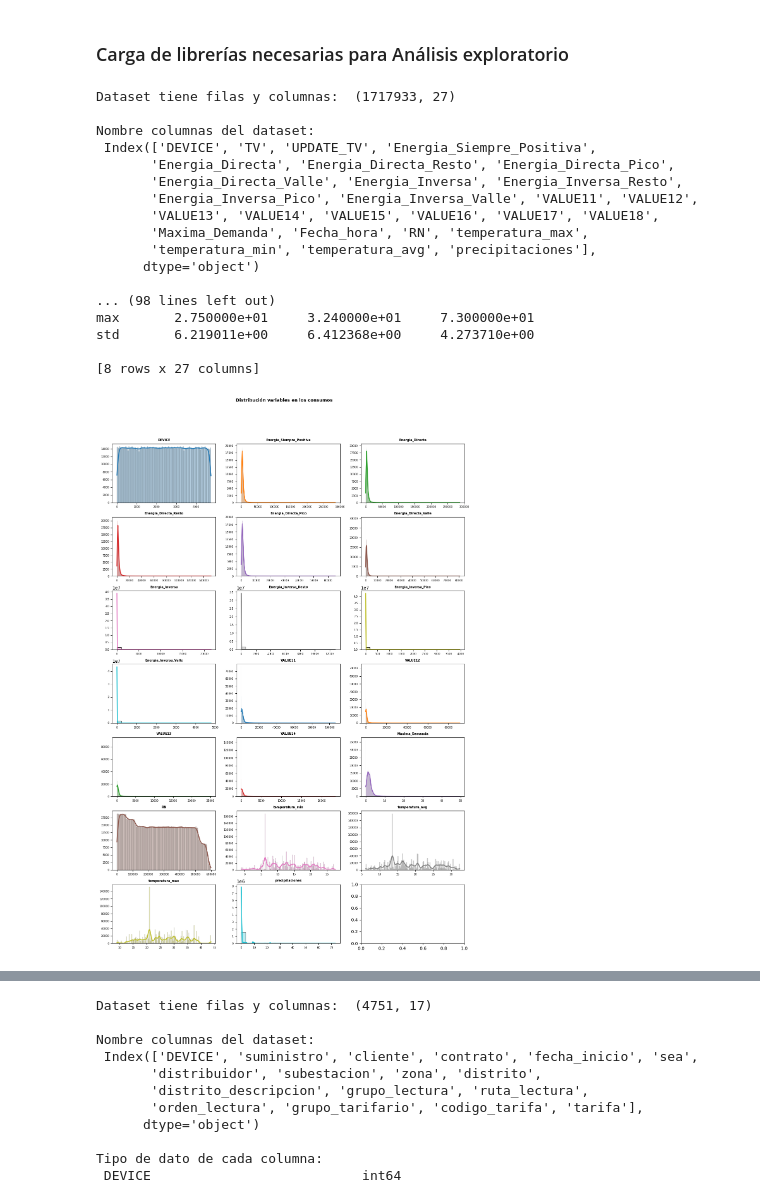
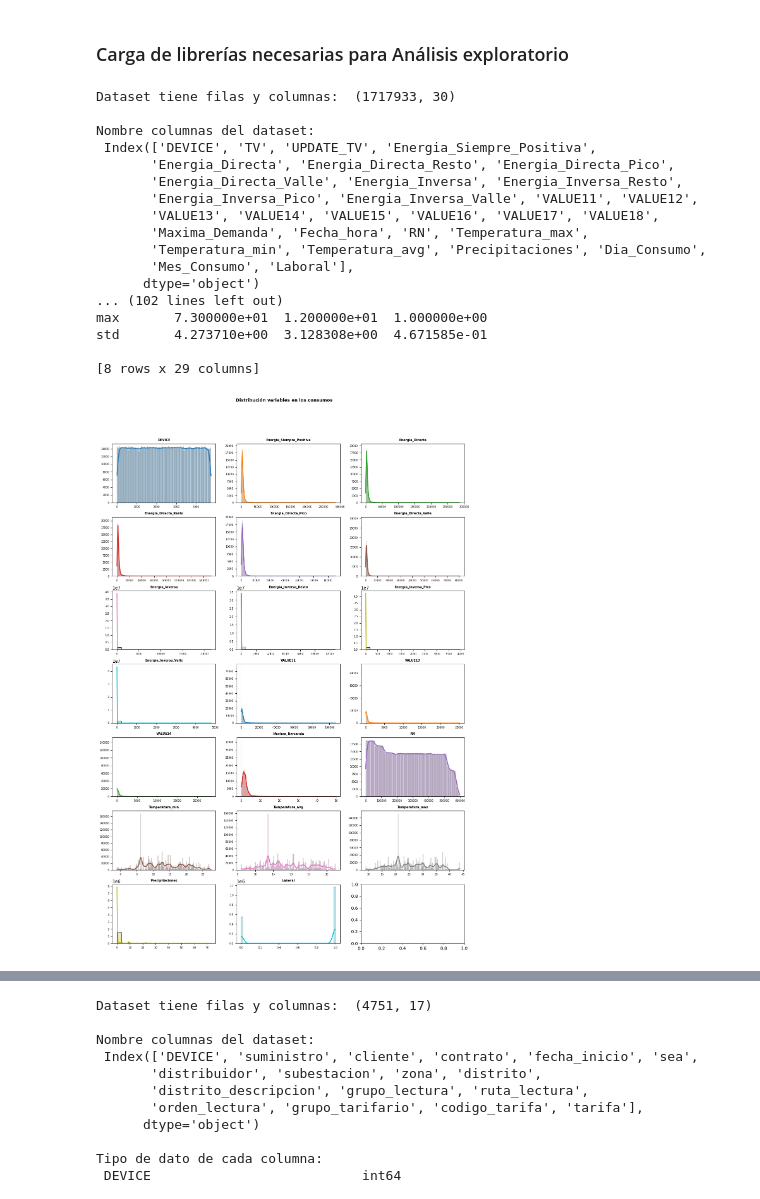
Before and after one commit to pasollipaula/DiplodatosMentoria, a Jupyter notebook: carga_datasets.ipynb, the cells around one changed output, grey strips where cells are left out. Saved outputs shown, nothing was run; the diff lists cells and outputs as text; code cells hidden in the pictures.

Commit message:
Se agregan nuevas variables: Dia_Consumo, Mes_Consumo y Laboral

```diff
--- a/carga_datasets.ipynb
+++ b/carga_datasets.ipynb
@@ -292,10 +293,10 @@ def process_data(data, var_name):
     return melted_data
 
 # Procesamos cada dataset del Observatorio y los combinamos
-observatorio = process_data(temperatura_max, 'temperatura_max')
-observatorio = observatorio.merge(process_data(temperatura_min, 'temperatura_min'), how='left', on='Fecha')
-observatorio = observatorio.merge(process_data(temperatura_avg, 'temperatura_avg'), how='left', on='Fecha')
-observatorio = observatorio.merge(process_data(precipitaciones, 'precipitaciones'), how='left', on='Fecha')
+observatorio = process_data(temperatura_max, 'Temperatura_max')
+observatorio = observatorio.merge(process_data(temperatura_min, 'Temperatura_min'), how='left', on='Fecha')
+observatorio = observatorio.merge(process_data(temperatura_avg, 'Temperatura_avg'), how='left', on='Fecha')
+observatorio = observatorio.merge(process_data(precipitaciones, 'Precipitaciones'), how='left', on='Fecha')
 # %% [markdown]
 Eliminamos datos del dataset Clima que están fuera del rango útil:
 # %%
@@ -311,9 +312,32 @@ consumos.drop('Fecha', axis=1, inplace=True)
 # %% [markdown]
 #### Creación de Nuevas Variables
 # %%
-# TODO:
 # Día de la semana en el cual se realiza la medición.
+consumos['Dia_Consumo'] = consumos['Fecha_hora'].dt.day_name()
+
 # Mes del año en el cual se realiza la medición.
+consumos['Mes_Consumo'] = pd.DatetimeIndex(consumos['Fecha_hora']).month
+# %%
+# Laboral / No laboral:
+# No laboral: Sábados y Domingos
+consumos.loc[consumos['Dia_Consumo'].str.contains('|'.join(['Saturday', 'Sunday'])), 'Laboral'] = 0
+
+# No laboral: Feriados nacionales: https://www.argentina.gob.ar/interior/feriados-nacionales-2023
+consumos.loc[(consumos['Fecha_hora'].dt.strftime('%Y-%m-%d').between('2023-02-20','2023-02-21')), 'Laboral'] = 0 #20, 21. Carnaval
+consumos.loc[(consumos['Fecha_hora'].dt.strftime('%Y-%m-%d').between('2023-03-24','2023-03-24')), 'Laboral'] = 0 #24. Día Nacional de la Memoria por la Verdad y la Justicia
+consumos.loc[(consumos['Fecha_hora'].dt.strftime('%Y-%m-%d').between('2023-04-06','2023-04-07')), 'Laboral'] = 0 #6, 7 Semana Santa
+consumos.loc[(consumos['Fecha_hora'].dt.strftime('%Y-%m-%d').between('2023-04-24','2023-04-24')), 'Laboral'] = 0 #24. Día de acción por la tolerancia y el respeto entre los pueblos
+consumos.loc[(consumos['Fecha_hora'].dt.strftime('%Y-%m-%d').between('2023-05-01','2023-05-01')), 'Laboral'] = 0 #1. Día del Trabajador
+consumos.loc[(consumos['Fecha_hora'].dt.strftime('%Y-%m-%d').between('2023-05-25','2023-05-26')), 'Laboral'] = 0 #25. Día de la Revolución de Mayo y puente
+consumos.loc[(consumos['Fecha_hora'].dt.strftime('%Y-%m-%d').between('2023-06-19','2023-06-20')), 'Laboral'] = 0 #20. Paso a la Inmortalidad del Gral. Manuel Belgrano y puente
+consumos.loc[(consumos['Fecha_hora'].dt.strftime('%Y-%m-%d').between('2023-08-21','2023-08-21')), 'Laboral'] = 0 #21. Paso a la Inmortalidad del Gral. José de San Martín (17/8)
+consumos.loc[(consumos['Fecha_hora'].dt.strftime('%Y-%m-%d').between('2023-10-13','2023-10-16')), 'Laboral'] = 0 #13. Feriado con fines turísticos y 16. Día del Respeto a la Diversidad Cultural (12/10)
+consumos.loc[(consumos['Fecha_hora'].dt.strftime('%Y-%m-%d').between('2023-11-20','2023-11-20')), 'Laboral'] = 0 #20. Día de la Soberanía Nacional
+consumos.loc[(consumos['Fecha_hora'].dt.strftime('%Y-%m-%d').between('2023-12-08','2023-12-08')), 'Laboral'] = 0 #8. Inmaculada Concepción de María
+consumos.loc[(consumos['Fecha_hora'].dt.strftime('%Y-%m-%d').between('2023-12-25','2023-12-25')), 'Laboral'] = 0 #25. Navidad
+
+# Laboral: Resto de las fechas se consideran laborales
+consumos['Laboral'] = consumos['Laboral'].fillna(1)
 # %% [markdown]
 ### Diccionario de datos
 
@@ -341,7 +365,7 @@ print('Nombre columnas del dataset: ', '\n', consumos.columns, '\n')
 print('Tipo de dato de cada columna: ', '\n', consumos.dtypes , '\n')
 print('Descripción estadística: ', '\n', consumos.describe(), '\n')
 # %% [output]
-Dataset tiene filas y columnas:  (1717933, 27)
+Dataset tiene filas y columnas:  (1717933, 30)
 
 Nombre columnas del dataset:
  Index(['DEVICE', 'TV', 'UPDATE_TV', 'Energia_Siempre_Positiva',
@@ -349,15 +373,15 @@ Nombre columnas del dataset:
        'Energia_Directa_Valle', 'Energia_Inversa', 'Energia_Inversa_Resto',
        'Energia_Inversa_Pico', 'Energia_Inversa_Valle', 'VALUE11', 'VALUE12',
        'VALUE13', 'VALUE14', 'VALUE15', 'VALUE16', 'VALUE17', 'VALUE18',
-       'Maxima_Demanda', 'Fecha_hora', 'RN', 'temperatura_max',
-       'temperatura_min', 'temperatura_avg', 'precipitaciones'],
+       'Maxima_Demanda', 'Fecha_hora', 'RN', 'Temperatura_max',
+       'Temperatura_min', 'Temperatura_avg', 'Precipitaciones', 'Dia_Consumo',
+       'Mes_Consumo', 'Laboral'],
       dtype='object')
+... (102 lines left out)
+max       7.300000e+01  1.200000e+01  1.000000e+00
+std       4.273710e+00  3.128308e+00  4.671585e-01
 
-... (98 lines left out)
-max       2.750000e+01     3.240000e+01     7.300000e+01
-std       6.219011e+00     6.412368e+00     4.273710e+00
-
-[8 rows x 27 columns]
+[8 rows x 29 columns]
 # %%
 # Gráfico de distribución para cada variable
 fig, axes = plt.subplots(nrows=7, ncols=3, figsize=(12, 18))
@@ -373,39 +397,39 @@ numeric_features = ('DEVICE',
  'Energia_Inversa_Resto',
  'Energia_Inversa_Pico',
  'Energia_Inversa_Valle',
  'VALUE11',
- 'VALUE12',
  'VALUE13',
  'VALUE14',
  'Maxima_Demanda',
  'RN',
- 'temperatura_min',
- 'temperatura_avg',
- 'temperatura_max',
- 'precipitaciones')
+ 'Temperatura_min',
+ 'Temperatura_avg',
+ 'Temperatura_max',
+ 'Precipitaciones',
+ 'Laboral')
 
 for i, colum in enumerate(numeric_features):
     sns.histplot(
         data    = consumos,
         x       = colum,
         stat    = "count",
         kde     = True,
         color   = (list(plt.rcParams['axes.prop_cycle'])*2)[i]["color"],
         line_kws= {'linewidth': 2},
         alpha   = 0.3,
         ax      = axes[i]
     )
     axes[i].set_title(colum, fontsize = 7, fontweight = "bold")
     axes[i].tick_params(labelsize = 6)
     axes[i].set_xlabel("")
     axes[i].set_ylabel("")
 
 
 fig.tight_layout()
 plt.subplots_adjust(top = 0.9)
 fig.suptitle('Distribución variables en los consumos', fontsize = 10, fontweight = "bold");
 # %% [output]
-[figure, old version]
+[figure, new version]
 # %%
 # Matriz de correlaciones
 corr_consumos = consumos.corr(numeric_only = True)
```
Also changed, not shown: parts of 2 cells of this notebook.
